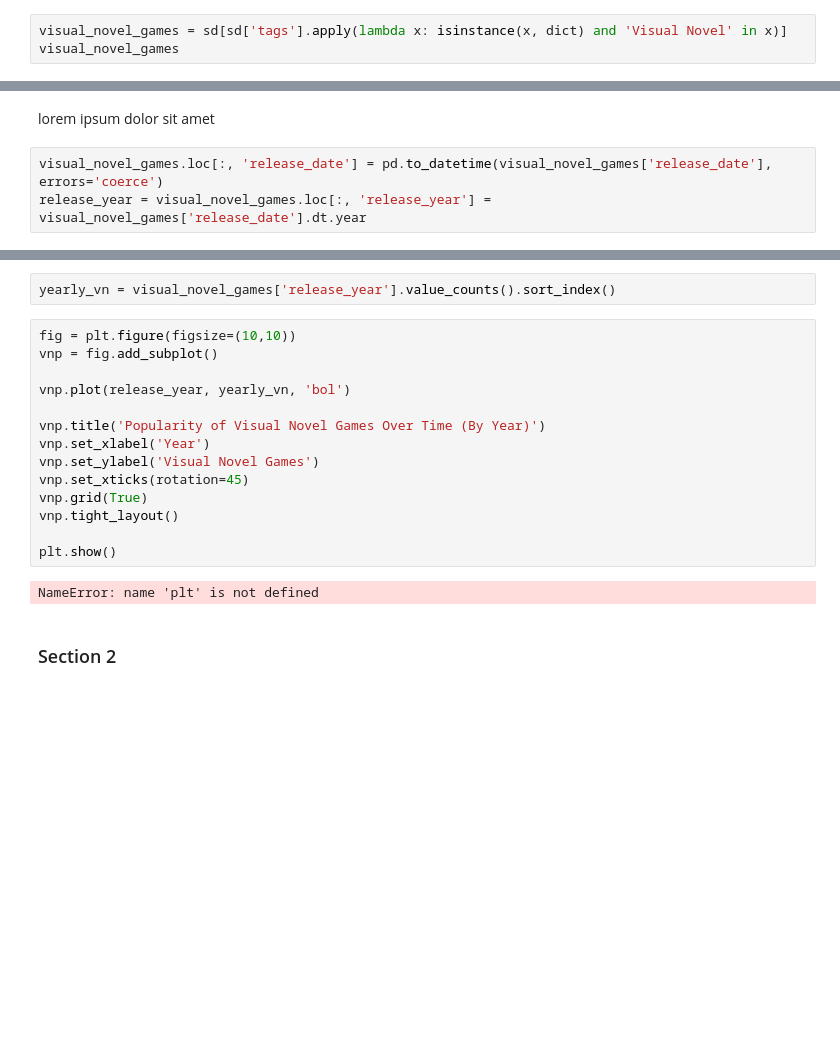
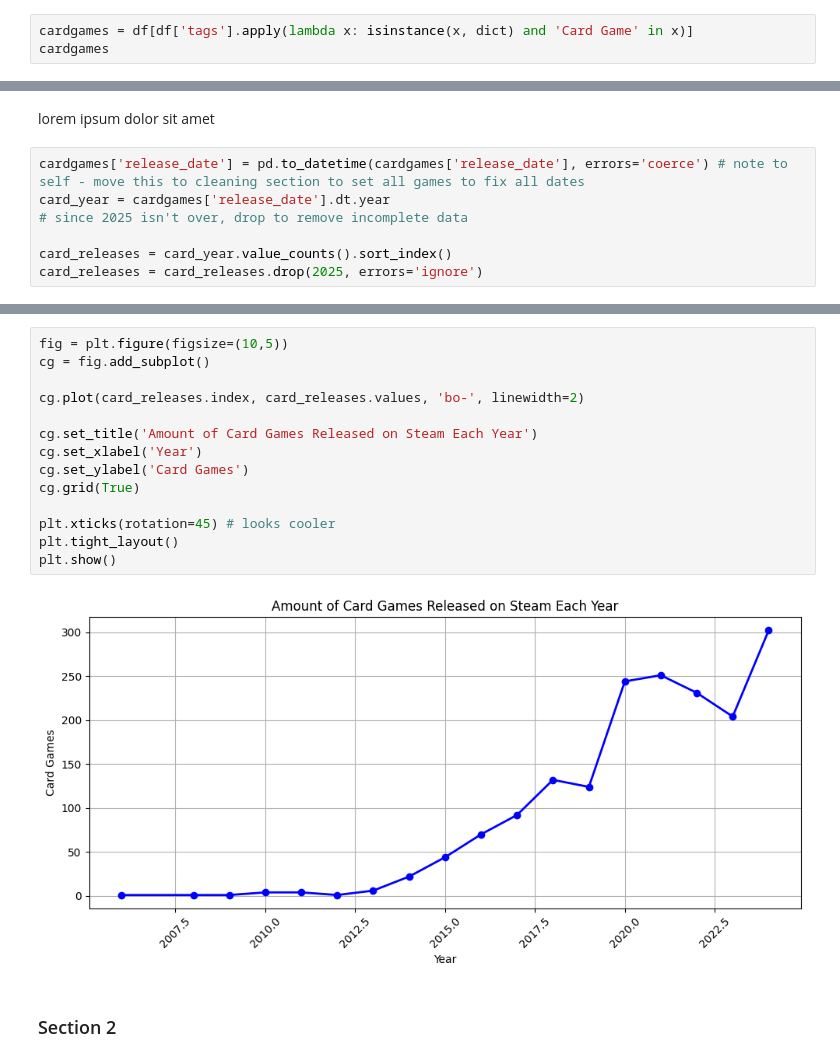
Before and after one commit to 1metropolis/steam-analysis, a Jupyter notebook: dataviz.ipynb, the cells around one changed output, grey strips where cells are left out. Saved outputs shown, nothing was run; the diff lists cells and outputs as text; blank space fills up the shorter version.

```diff
--- a/dataviz.ipynb
+++ b/dataviz.ipynb
@@ -91,7 +101,7 @@ print(unique_tags)
 # %% [markdown]
 Placeholder text - lets see the popularity of certain games over time
 # %%
-visual_novel_games = sd[sd['tags'].apply(lambda x: isinstance(x, dict) and 'Visual Novel' in x)]
-visual_novel_games
+cardgames = df[df['tags'].apply(lambda x: isinstance(x, dict) and 'Card Game' in x)]
+cardgames
 # %% [output]
 |  | name | release_date | required_age | price | dlc_count | detailed_description | about_the_game | ... |
@@ -110,5 +120,9 @@ visual_novel_games
 # %% [markdown]
 lorem ipsum dolor sit amet
 # %%
-visual_novel_games.loc[:, 'release_date'] = pd.to_datetime(visual_novel_games['release_date'], errors='coerce')
-release_year = visual_novel_games.loc[:, 'release_year'] = visual_novel_games['release_date'].dt.year
+cardgames['release_date'] = pd.to_datetime(cardgames['release_date'], errors='coerce') # note to self - move this to cleaning section to set all games to fix all dates
+card_year = cardgames['release_date'].dt.year
+# since 2025 isn't over, drop to remove incomplete data
+
+card_releases = card_year.value_counts().sort_index()
+card_releases = card_releases.drop(2025, errors='ignore')
@@ -115,21 +151,19 @@ release_year = visual_novel_games.loc[:, 'release_year'] = visual_novel_games['r
 # %%
-yearly_vn = visual_novel_games['release_year'].value_counts().sort_index()
+fig = plt.figure(figsize=(10,5))
+cg = fig.add_subplot()
+
+cg.plot(card_releases.index, card_releases.values, 'bo-', linewidth=2)
+
+cg.set_title('Amount of Card Games Released on Steam Each Year')
+cg.set_xlabel('Year')
+cg.set_ylabel('Card Games')
+cg.grid(True)
+
+plt.xticks(rotation=45) # looks cooler
+plt.tight_layout()
+plt.show()
+# %% [output]
+[figure, added]
-# %%
-fig = plt.figure(figsize=(10,10))
-vnp = fig.add_subplot()
-
-vnp.plot(release_year, yearly_vn, 'bol')
-
-vnp.title('Popularity of Visual Novel Games Over Time (By Year)')
-vnp.set_xlabel('Year')
-vnp.set_ylabel('Visual Novel Games')
-vnp.set_xticks(rotation=45)
-vnp.grid(True)
-vnp.tight_layout()
-
-plt.show()
-# %% [output]
-NameError: name 'plt' is not defined
 # %% [markdown]
 ### Section 2
 # %% [markdown]
```
Also changed, not shown: parts of 13 cells of this notebook.
